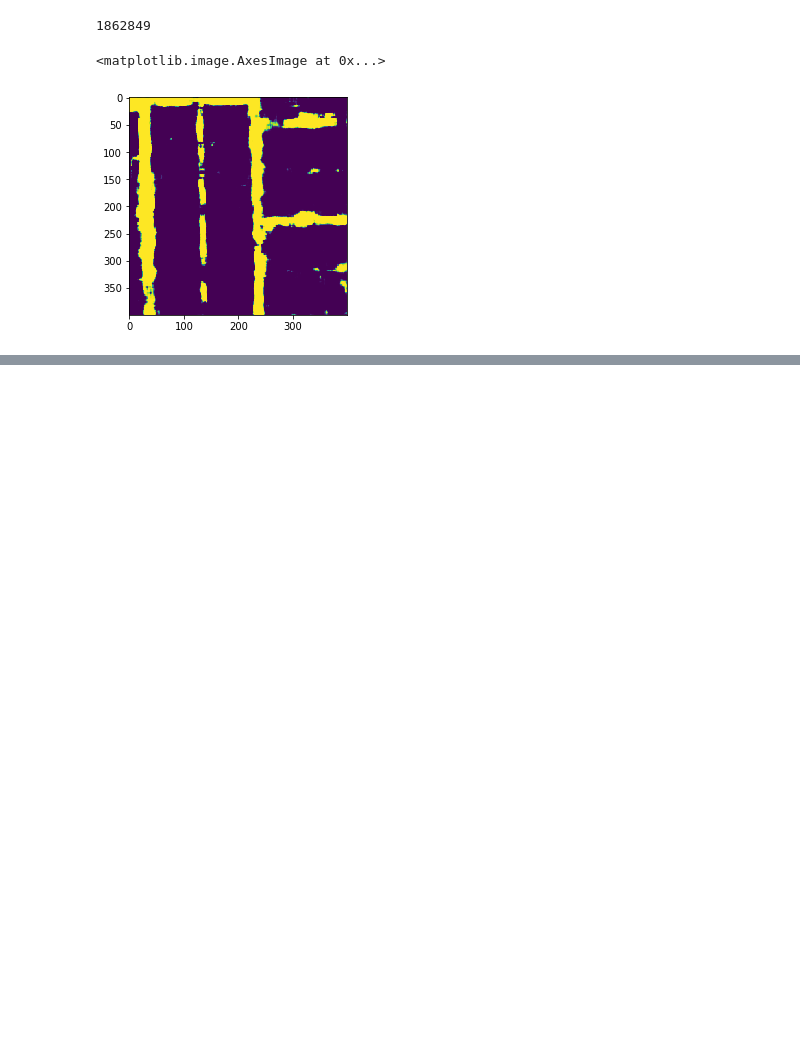
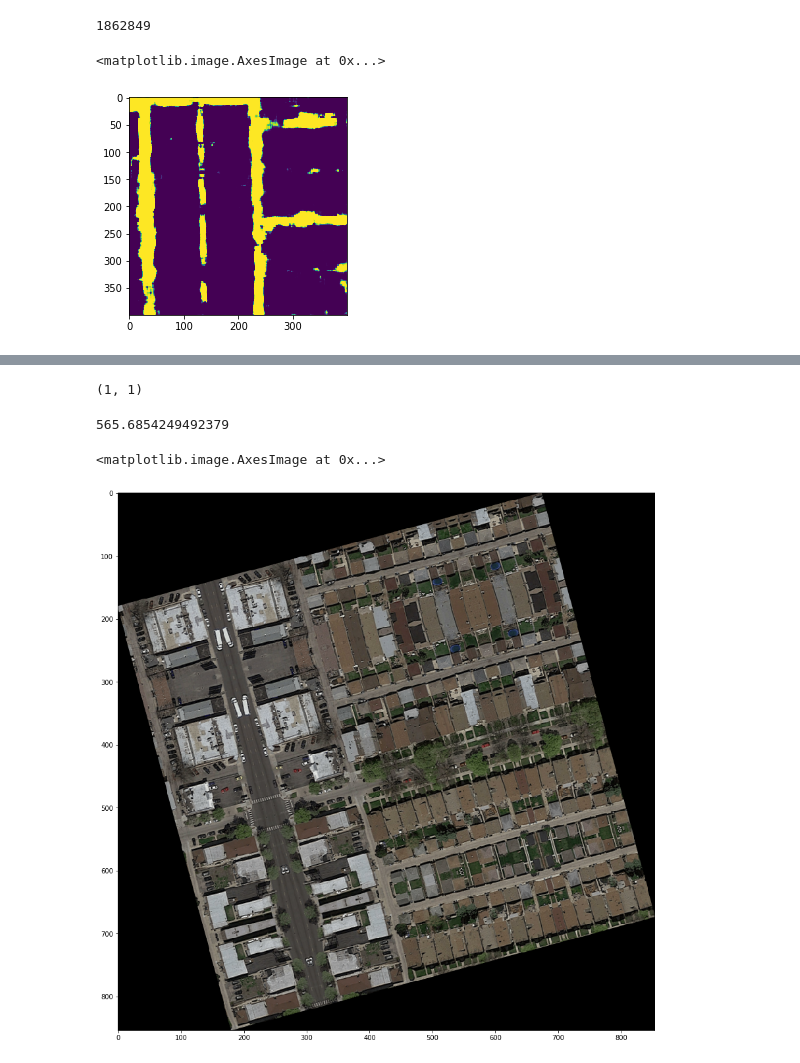
Before and after one commit to ehoelzl/ML_course, a Jupyter notebook: projects/project2/project_road_segmentation/torch_unet/Torch.ipynb, the cells around one changed output, grey strips where cells are left out. Cells and saved outputs as stored; diff of their text form; code cells hidden in the pictures; blank space fills up the shorter version.

Commit message:
Add ablity to use different image sizes

```diff
--- a/projects/project2/project_road_segmentation/torch_unet/Torch.ipynb
+++ b/projects/project2/project_road_segmentation/torch_unet/Torch.ipynb
@@ -177,0 +245,29 @@ NameError: name 'net' is not defined
+# %%
+output_size = height + 2 * offset
+padding = int(np.ceil(height * (np.sqrt(2) - 1) / 2)) + int(np.ceil(offset / np.sqrt(2)))
+# %%
+5 // 4, 5%4
+# %% [output]
+(1, 1)
+# %%
+def mirror_border(image, n):
+    has_channels = (len(image.shape) == 3)
+    if has_channels:
+        return np.pad(image, ((n, n), (n, n), (0, 0)), "symmetric")
+    else:
+        return np.pad(image, ((n, n), (n, n)), "symmetric")
+# %%
+t = mirror_border(img, padding)
+# %%
+from torch_unet.image_utils import rotate_image
+t = rotate_image(t, 15)
+# %%
+2*400/np.sqrt(2)
+# %% [output]
+565.6854249492379
+# %%
+fig, ax = plt.subplots(figsize=(15,15))
+plt.imshow(t)
+# %% [output]
+<matplotlib.image.AxesImage at 0x...>
+[figure, added]
```
Also changed, not shown: parts of 31 cells of this notebook, 5 other files.
